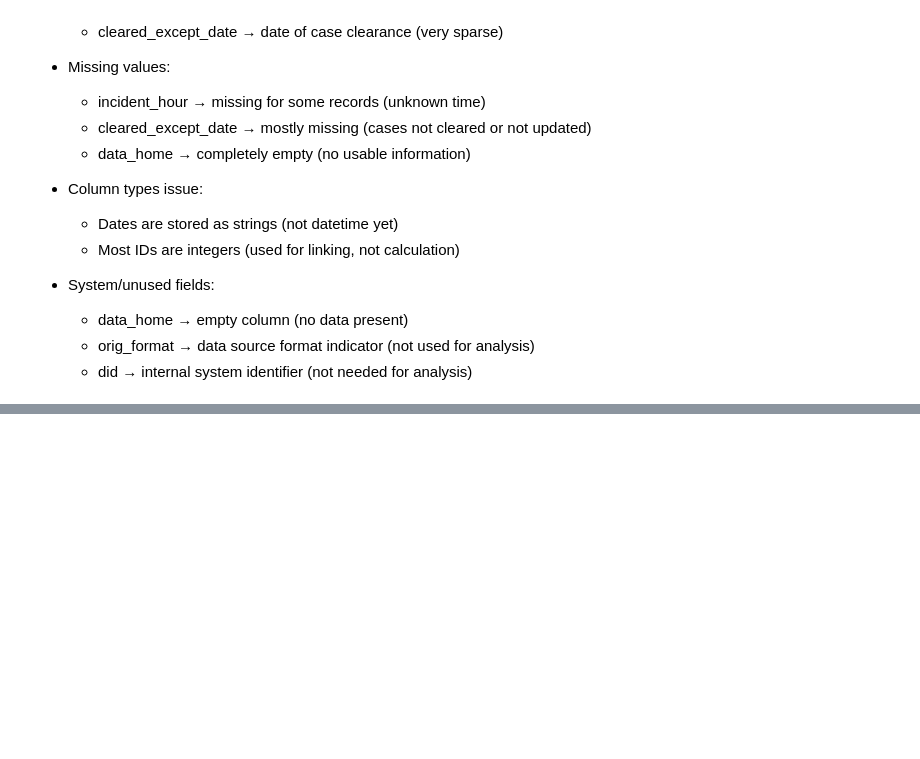
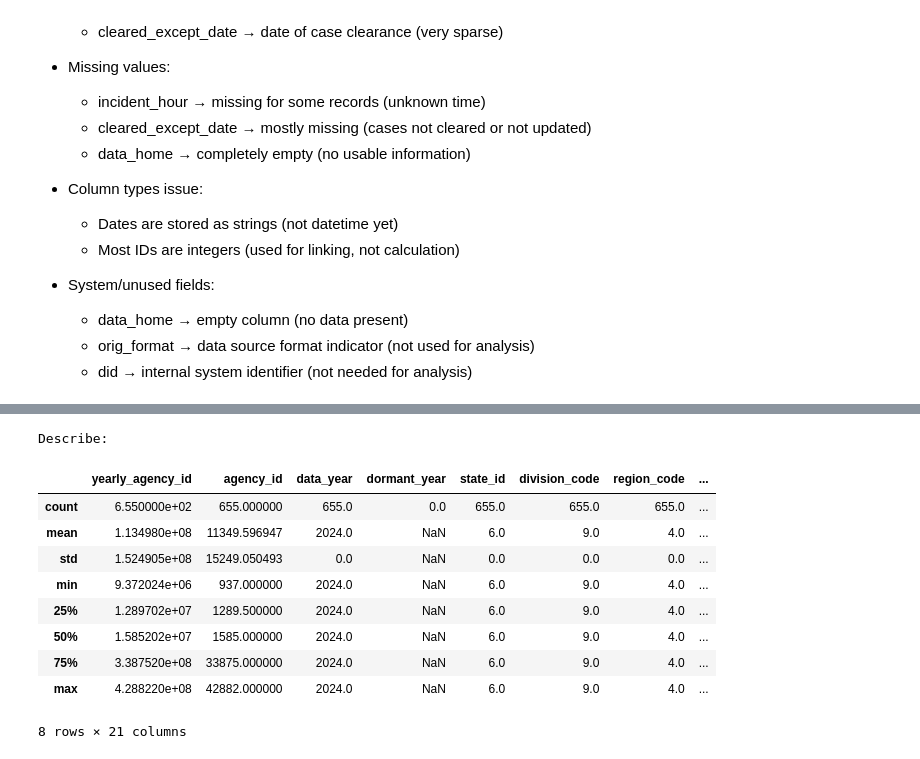
Before and after one commit to diana-angeline33/fbi-crime-analysis, a Jupyter notebook: notebooks/crime_analysis.ipynb, the cells around one changed output, grey strips where cells are left out. Drawn from its saved outputs; the diff is of its cells as text; code cells hidden in the pictures; blank space fills up the shorter version.

```diff
--- a/notebooks/crime_analysis.ipynb
+++ b/notebooks/crime_analysis.ipynb
@@ -155,0 +591,15 @@ dtype: int64
+# %%
+print("Describe: ")
+agencies.describe()
+# %% [output]
+Describe:
+|  | yearly_agency_id | agency_id | data_year | dormant_year | state_id | division_code | region_code | ... |
+| count | 6.550000e+02 | 655.000000 | 655.0 | 0.0 | 655.0 | 655.0 | 655.0 | ... |
+| mean | 1.134980e+08 | 11349.596947 | 2024.0 | NaN | 6.0 | 9.0 | 4.0 | ... |
+| std | 1.524905e+08 | 15249.050493 | 0.0 | NaN | 0.0 | 0.0 | 0.0 | ... |
+| min | 9.372024e+06 | 937.000000 | 2024.0 | NaN | 6.0 | 9.0 | 4.0 | ... |
+| 25% | 1.289702e+07 | 1289.500000 | 2024.0 | NaN | 6.0 | 9.0 | 4.0 | ... |
+| 50% | 1.585202e+07 | 1585.000000 | 2024.0 | NaN | 6.0 | 9.0 | 4.0 | ... |
+| 75% | 3.387520e+08 | 33875.000000 | 2024.0 | NaN | 6.0 | 9.0 | 4.0 | ... |
+| max | 4.288220e+08 | 42882.000000 | 2024.0 | NaN | 6.0 | 9.0 | 4.0 | ... |
+8 rows × 21 columns
```
Also changed, not shown: parts of 39 cells of this notebook.
